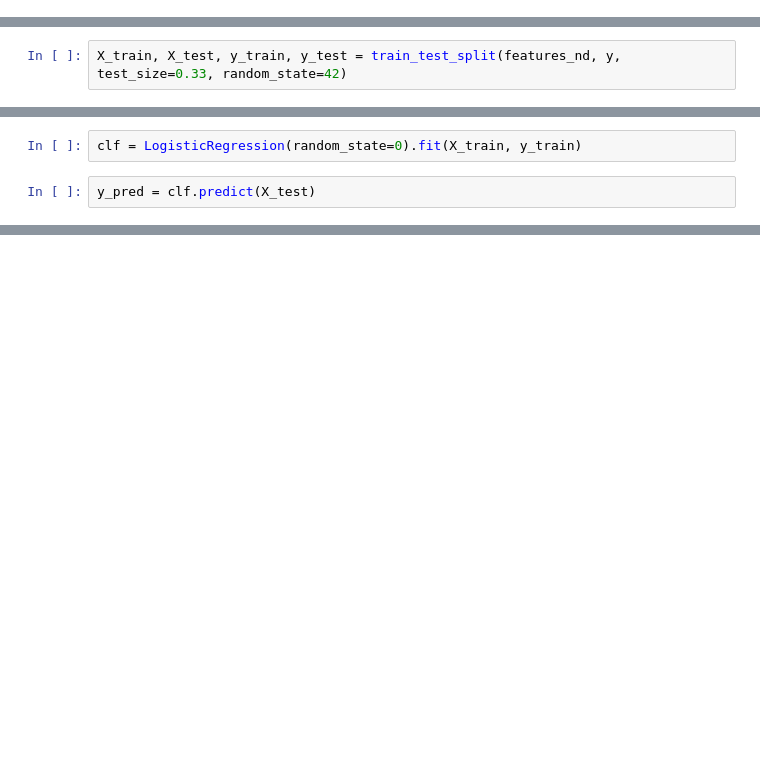
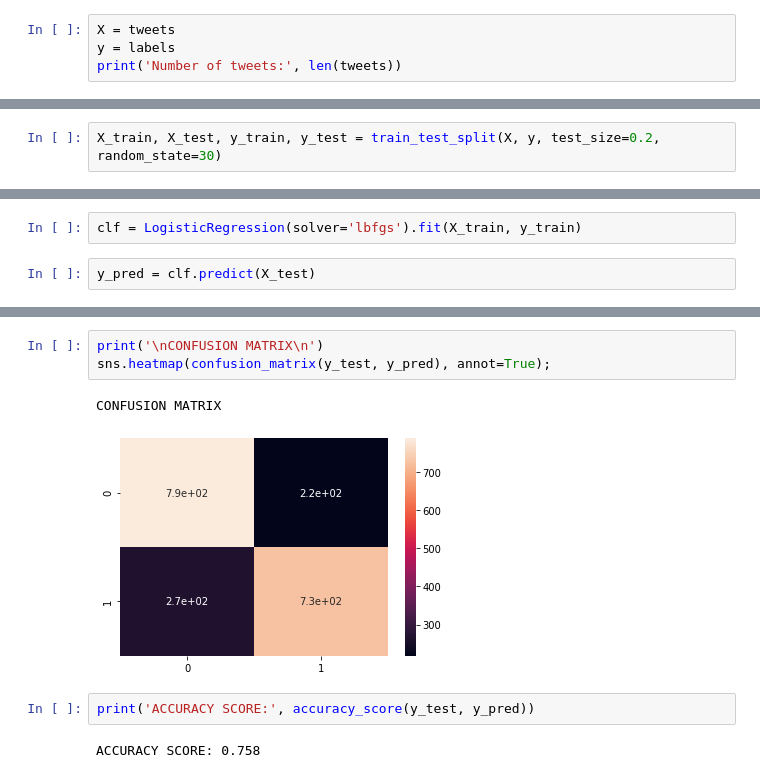
Before and after one commit to B-Tech-AI-Python/Class-assignments, a Jupyter notebook: sem-4/Lab9_8_3/Lab9_PreprocessingNLPUsingNLTKPackage.ipynb, the cells around one changed output, grey strips where cells are left out. Saved outputs shown, nothing was run; the diff lists cells and outputs as text; blank space fills up the shorter version.

```diff
--- a/sem-4/Lab9_8_3/Lab9_PreprocessingNLPUsingNLTKPackage.ipynb
+++ b/sem-4/Lab9_8_3/Lab9_PreprocessingNLPUsingNLTKPackage.ipynb
@@ -514,0 +516,4 @@ Furthermore, what is the meaning of the crown symbol? It seems to be very negati
+# %%
+X = tweets
+y = labels
+print('Number of tweets:', len(tweets))
@@ -514,0 +522,2 @@ Furthermore, what is the meaning of the crown symbol? It seems to be very negati
+# %%
+X_train, X_test, y_train, y_test = train_test_split(X, y, test_size=0.2, random_state=30)
@@ -533,5 +557,3 @@ features = vectorizer.fit_transform(
 )
 
 features_nd = features.toarray() # for easy usage
-# %%
-X_train, X_test, y_train, y_test = train_test_split(features_nd, y, test_size=0.33, random_state=42)
@@ -538,4 +566,4 @@ X_train, X_test, y_train, y_test = train_test_split(features_nd, y, test_size=0.
 # %%
-clf = LogisticRegression(random_state=0).fit(X_train, y_train)
+clf = LogisticRegression(solver='lbfgs').fit(X_train, y_train)
 # %%
 y_pred = clf.predict(X_test)
@@ -563,0 +582,10 @@ pd.DataFrame({'True': y_test, 'Pred': y_pred})
+# %%
+print('\nCONFUSION MATRIX\n')
+sns.heatmap(confusion_matrix(y_test, y_pred), annot=True);
+# %% [output]
+CONFUSION MATRIX
+[figure, added]
+# %%
+print('ACCURACY SCORE:', accuracy_score(y_test, y_pred))
+# %% [output]
+ACCURACY SCORE: 0.758
```
Also changed, not shown: parts of 81 cells of this notebook, 15 other files.
